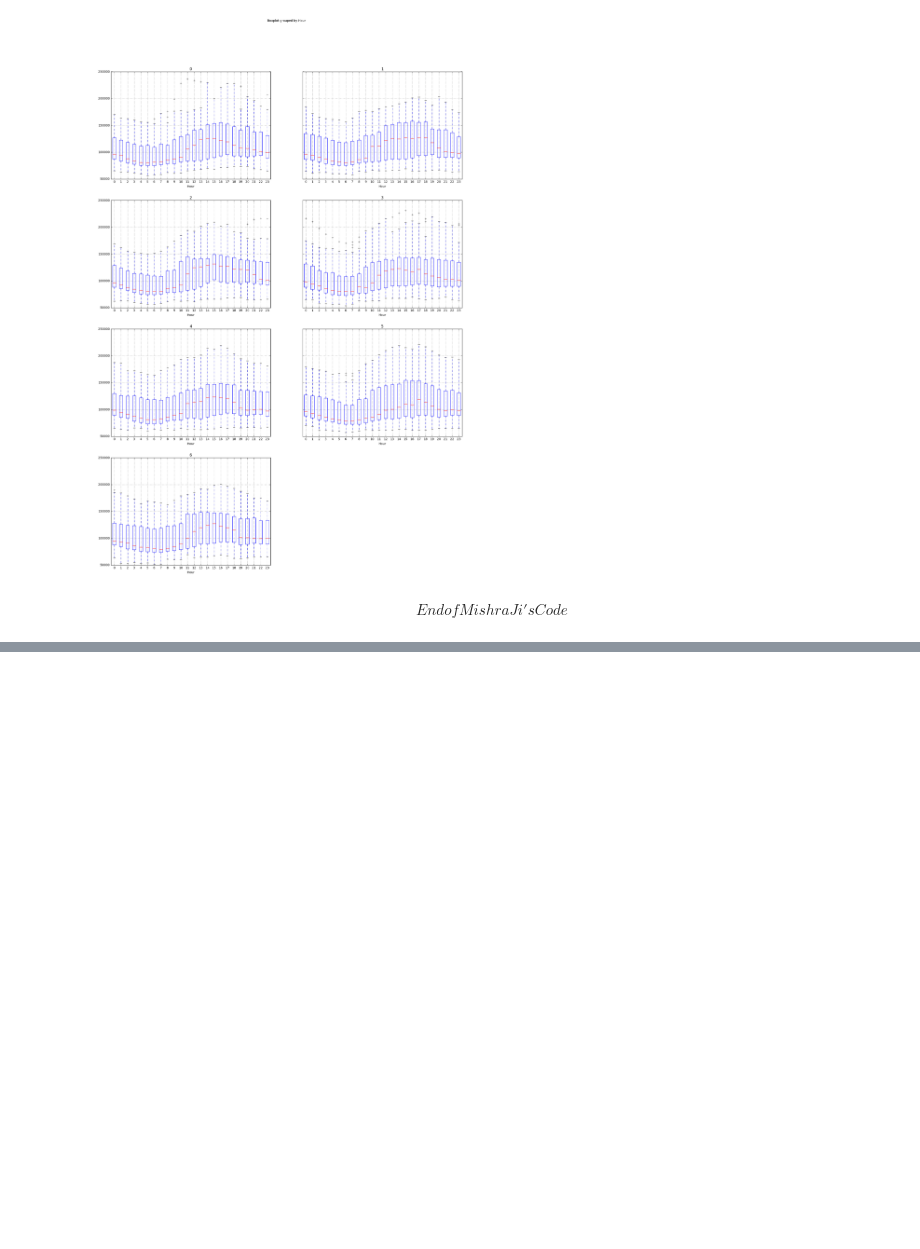
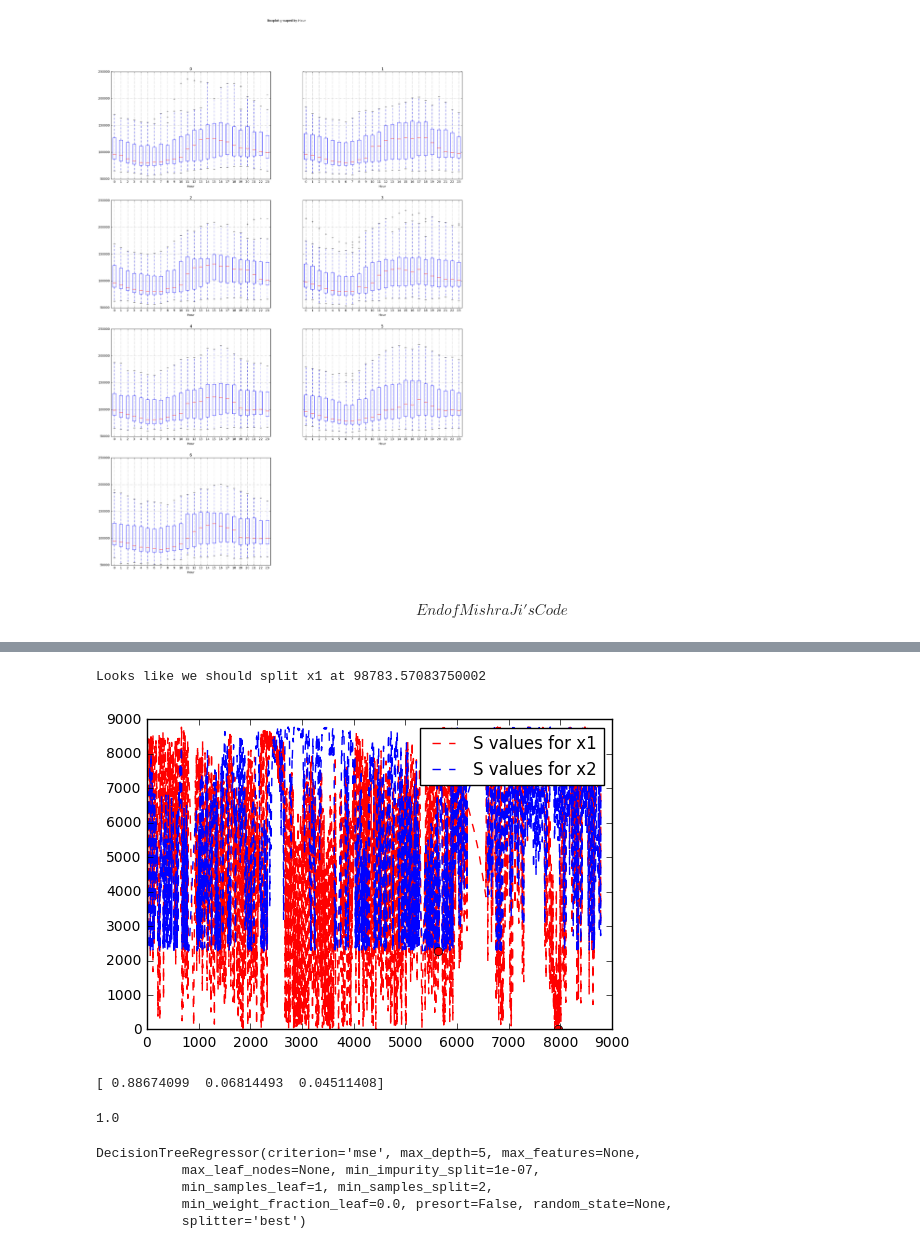
Before and after one commit to RaafeK/Project, a Jupyter notebook: Project_RSR.ipynb, the cells around one changed output, grey strips where cells are left out. Saved outputs shown, nothing was run; the diff lists cells and outputs as text; code cells hidden in the pictures; blank space fills up the shorter version.

```diff
--- a/Project_RSR.ipynb
+++ b/Project_RSR.ipynb
@@ -192,0 +215,39 @@ clusters = KMeans(n_clusters=3).fit(X)
+# %%
+def S(d,f,t):
+    left = d[d[f]>t]['Value']
+    right = d[d[f]<=t]['Value']
+
+    S_left = np.sum((left-np.mean(left))**2)
+    S_right = np.sum((right-np.mean(right))**2)
+
+    return S_left + S_right
+# %%
+x1thresholds = df.Power.unique() # These are the x1 thresholds
+x2thresholds = df.Temperature.unique() # These are the x2 thresholds
+
+# Let's list all possible thresholds and calculate their S value:
+Sx1 = [S(df,'Power',t) for t in x1thresholds]
+Sx2 = [S(df,'Temperature',t) for t in x2thresholds]
+
+plt.plot(Sx1,'r--')
+plt.plot(Sx2,'b--')
+
+x1t = x1thresholds[np.argmin(Sx1)]
+x2t = x2thresholds[np.argmin(Sx2)]
+
+Sx1min = np.min(Sx1)
+Sx2min = np.min(Sx2)
+
+plt.plot(np.argmin(Sx1), Sx1min,'or')
+plt.plot(np.argmin(Sx2), Sx2min,'or')
+plt.legend(['S values for x1', 'S values for x2'])
+
+if Sx2min > Sx1min:
+    print("Looks like we should split x1 at {}".format(x1t))
+else:
+    print("Looks like we should split x2 at {}".format(x2t))
+
+plt.show()
+# %% [output]
+Looks like we should split x1 at 98783.57083750002
+[figure, added]
@@ -192,0 +257,25 @@ clusters = KMeans(n_clusters=3).fit(X)
+# %%
+from sklearn import tree
+clf = tree.DecisionTreeRegressor()
+clf = clf.fit(df[['Temperature','Hour','Weekday']], df['Power'])
+print(clf.feature_importances_)
+# %% [output]
+[ 0.88674099  0.06814493  0.04511408]
+# %%
+clf.score(df[['Temperature','Hour','Weekday']], df['Power'])
+# %% [output]
+1.0
+# %%
+X=df[['Temperature']]
+Y=df['Power']
+from sklearn.tree import DecisionTreeRegressor
+regr_1 = DecisionTreeRegressor(max_depth=2)
+regr_2 = DecisionTreeRegressor(max_depth=5)
+regr_1.fit(X, y)
+regr_2.fit(X, y)
+# %% [output]
+DecisionTreeRegressor(criterion='mse', max_depth=5, max_features=None,
+           max_leaf_nodes=None, min_impurity_split=1e-07,
+           min_samples_leaf=1, min_samples_split=2,
+           min_weight_fraction_leaf=0.0, presort=False, random_state=None,
+           splitter='best')
```
Also changed, not shown: parts of 8 cells of this notebook.
